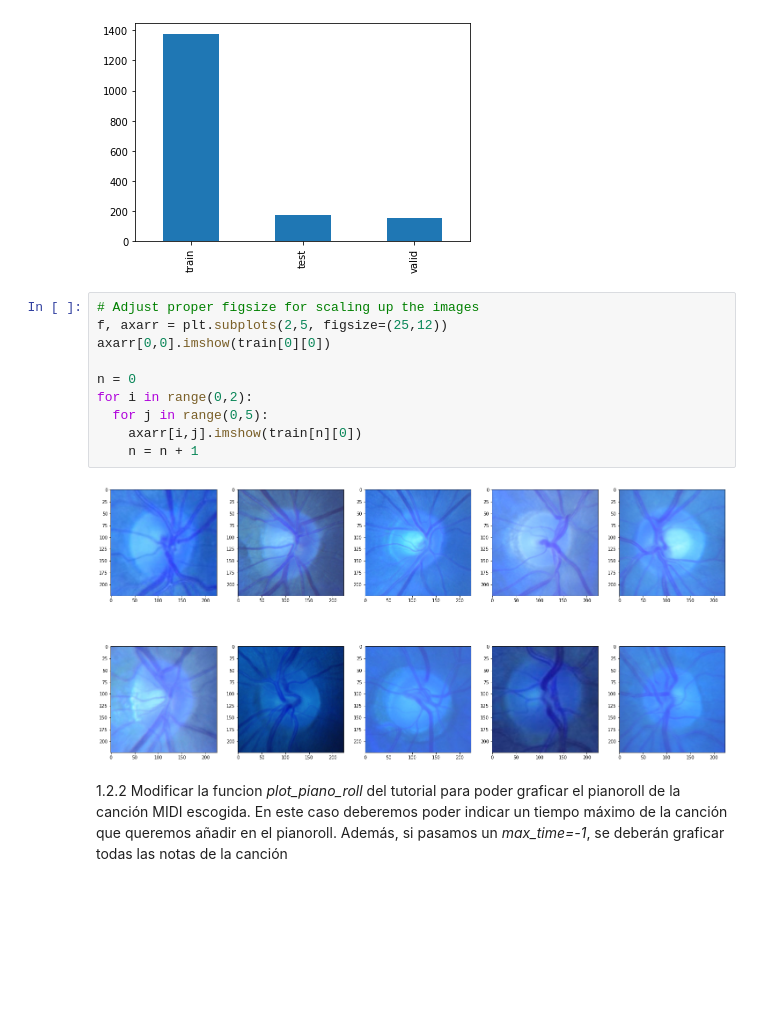
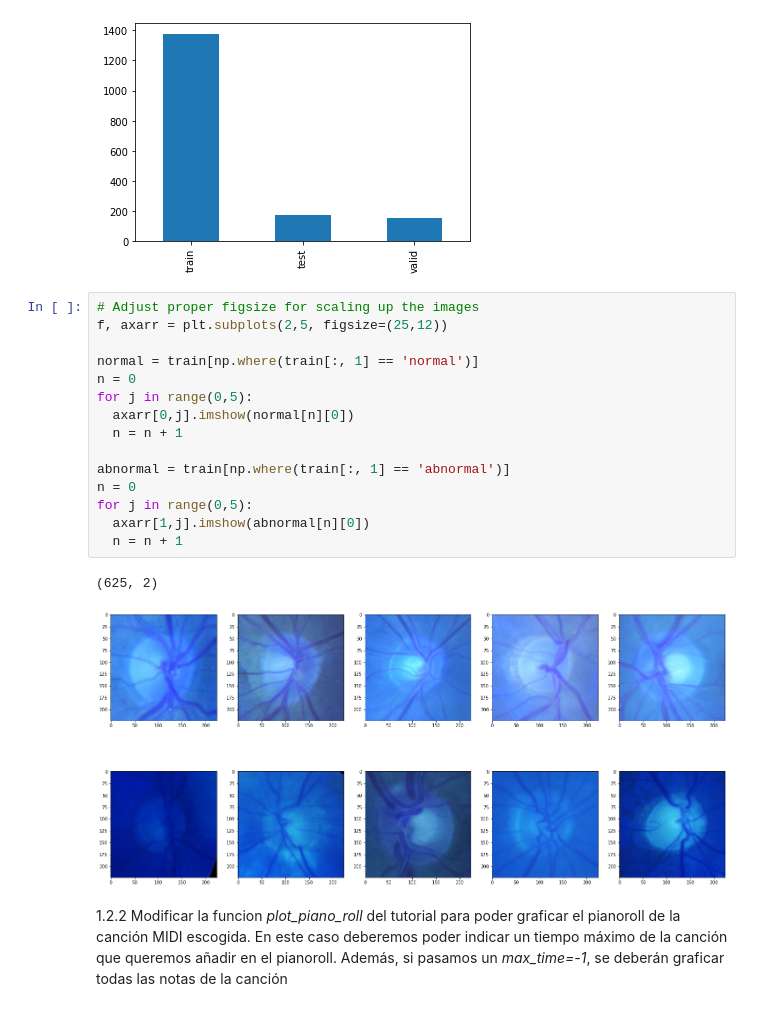
Before and after one commit to mtablado/uoc2022_deeplearning_pra, a Jupyter notebook: 2021-2_M2.875_PRA_mtabladol.ipynb, the cells around one changed output. Drawn from its saved outputs; the diff is of its cells as text; blank space fills up the shorter version.

```diff
--- a/2021-2_M2.875_PRA_mtabladol.ipynb
+++ b/2021-2_M2.875_PRA_mtabladol.ipynb
@@ -138,15 +138,21 @@ df['model'].value_counts().plot.bar()
 # %%
 # Adjust proper figsize for scaling up the images
 f, axarr = plt.subplots(2,5, figsize=(25,12))
-axarr[0,0].imshow(train[0][0])
 
+normal = train[np.where(train[:, 1] == 'normal')]
 n = 0
-for i in range(0,2):
-  for j in range(0,5):
-    axarr[i,j].imshow(train[n][0])
-    n = n + 1
+for j in range(0,5):
+  axarr[0,j].imshow(normal[n][0])
+  n = n + 1
+
+abnormal = train[np.where(train[:, 1] == 'abnormal')]
+n = 0
+for j in range(0,5):
+  axarr[1,j].imshow(abnormal[n][0])
+  n = n + 1
 # %% [output]
+(625, 2)
-[figure, old version]
+[figure, new version]
 # %% [markdown]
 1.2.2 Modificar la funcion *plot_piano_roll* del tutorial para poder graficar el pianoroll de la canción MIDI escogida. En este caso deberemos poder indicar un tiempo máximo de la canción que queremos añadir en el pianoroll. Además, si pasamos un *max_time=-1*, se deberán graficar todas las notas de la canción
 # %%
```
